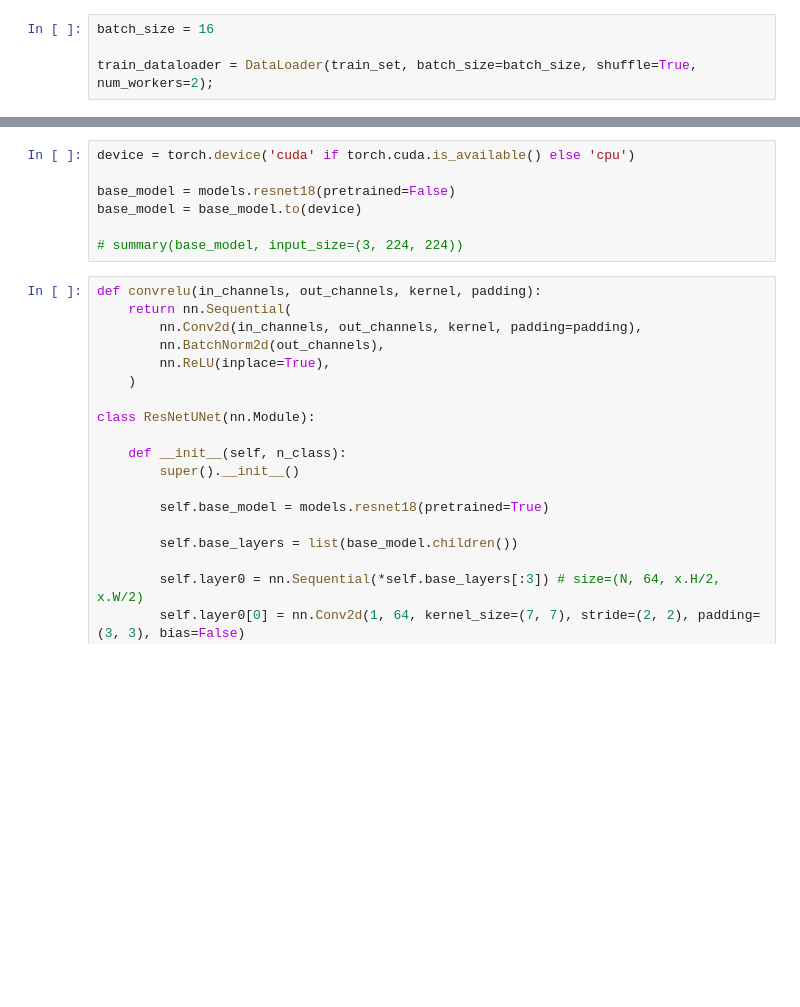
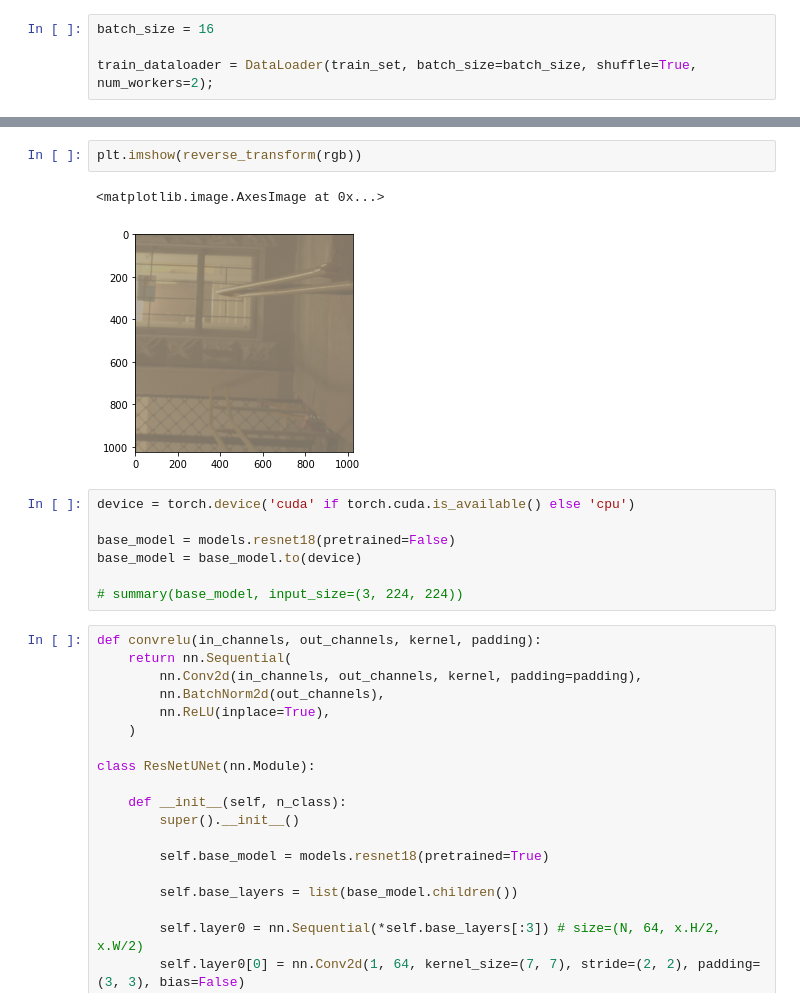
Before and after one commit to altimerk/dngnn, a Jupyter notebook: train.ipynb, the cells around one changed output, grey strips where cells are left out. Cells and saved outputs as stored; diff of their text form; blank space fills up the shorter version.

```diff
--- a/train.ipynb
+++ b/train.ipynb
@@ -87,3 +96,8 @@ Clipping input data to the valid range for imshow with RGB data ([0..1] for floa
+# %%
+plt.imshow(reverse_transform(rgb))
+# %% [output]
+<matplotlib.image.AxesImage at 0x...>
+[figure, added]
 # %%
 device = torch.device('cuda' if torch.cuda.is_available() else 'cpu')
 
```
Also changed, not shown: parts of 7 cells of this notebook.
